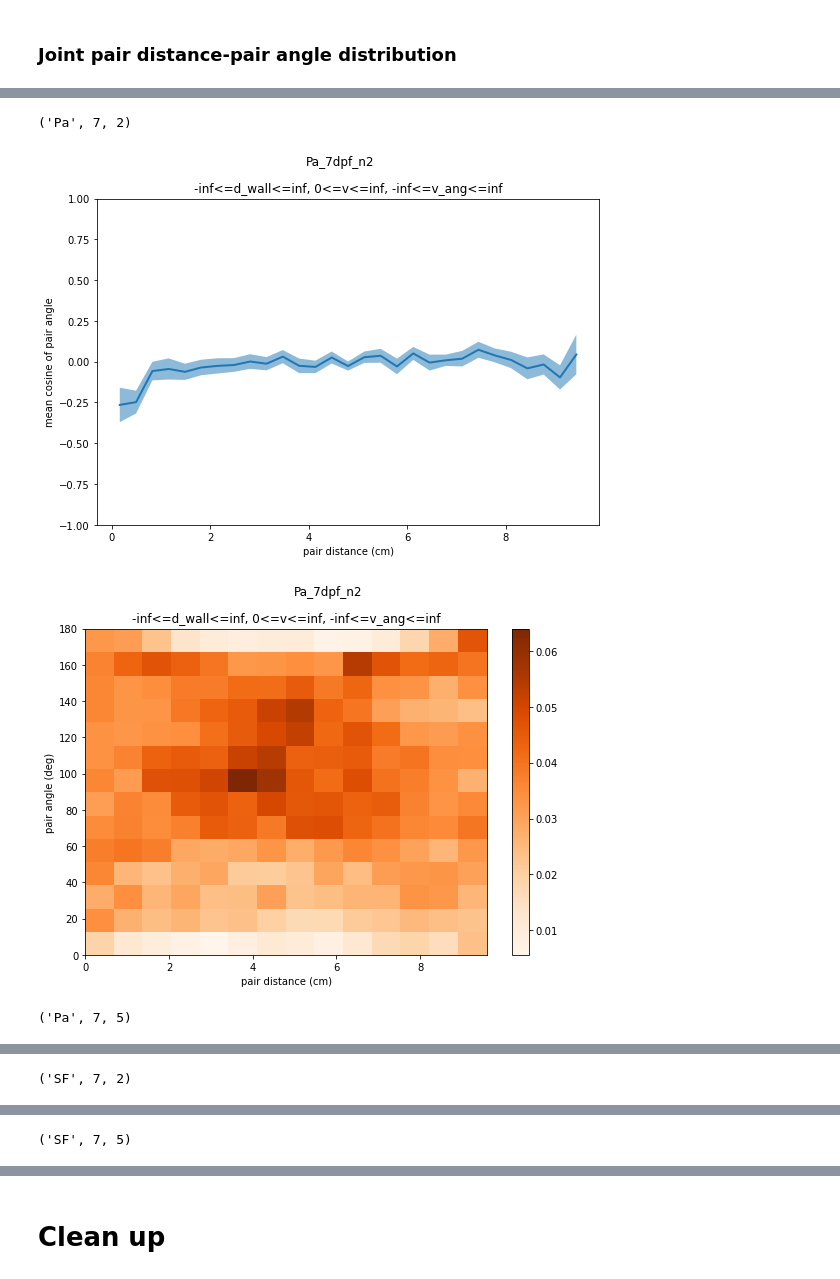
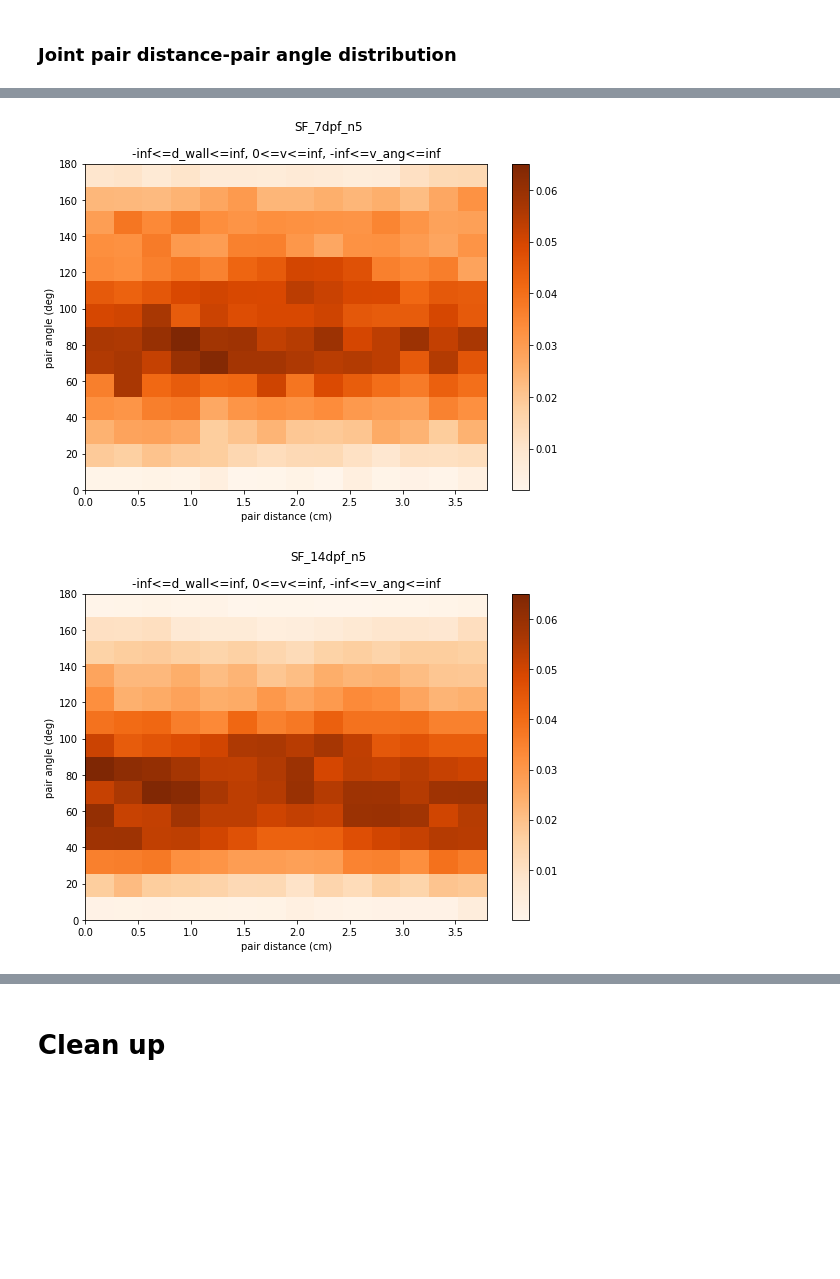
Before and after one commit to yffily/trilab-tracker, a Jupyter notebook: analyze.ipynb, the cells around one changed output, grey strips where cells are left out. Saved outputs shown, nothing was run; the diff lists cells and outputs as text; code cells hidden in the pictures; blank space fills up the shorter version.

```diff
--- a/analyze.ipynb
+++ b/analyze.ipynb
@@ -12,7 +12,7 @@ from tracker.tank import Tank
 import tracker.utils as utils
 from collections import defaultdict
 
-tank_diameter_vs_age = { 7:9.6, 14:10.4, 21:12.8, 28:17.7, 42:33.8, 43:33.8,
+tank_diameter_vs_age = { 7:9.6, 14:10.4, 21:12.8, 28:17.7, 42:33.8,
                          56:33.8, 70:33.8, 84:3.8 }
 tank_radius_vs_age = { k:v/2 for k,v in tank_diameter_vs_age.items() }
 # plt.rcParams['figure.dpi'] = 150
@@ -153,8 +174,8 @@ def compute_kinematics(trial,wall_distance=False):
 
 def compute_cuts(trial):
     globals().update(trial)
-    R = np.inf
-    ranges = { 'd_wall':[-0.1*R,R], 'v':[0,np.inf], 'v_ang':[-np.inf,np.inf] }
+    R = R_cm
+    ranges = { 'd_wall':[-0.1*R,R], 'v':[0,0.2*R*fps], 'v_ang':[-np.inf,np.inf] }
     cut_label = ', '.join([ f'{v[0]}<={k}<={v[1]}' for k,v in ranges.items() ])
 
     # valid array: axis 0 = time, axis 1 = [nan_xy,nan_any,d_wall,v,v_ang,final]
@@ -181,10 +202,8 @@ def compute_cuts(trial):
     return trial
 
 
-t0 = datetime.datetime.now()
-
-trial = load_trial(trial_files[0], load_data=True)
-trial = compute_kinematics(trial)
-trial = compute_cuts(trial)
-
-print(datetime.datetime.now()-t0)
+# t0 = datetime.datetime.now()
+# trial = load_trial(trial_files[0], load_data=True)
+# trial = compute_kinematics(trial)
+# trial = compute_cuts(trial)
+# print(datetime.datetime.now()-t0)
@@ -574,41 +560,41 @@ for g,files in grouped_trials.groups.items():
 # %%
 R = np.inf
 ranges = { 'd_wall':[-0.1*R,R], 'v':[0,np.inf], 'v_ang':[-np.inf,np.inf] }
 cut_label = ', '.join([ f'{v[0]}<={k}<={v[1]}' for k,v in ranges.items() ])
 
 for k in P.keys():
-    print(k)
+    if k[0]=='Pa' or k[2]!=5:
+        continue
+
     title = f'{k[0]}_{k[1]}dpf_n{k[2]}'
     bins_d,bins_a,bins_d2 = B[g]
 
-    b = bins_d2
-    p = np.nanmean(P[k],axis=0)
-#     plt.plot((b[1:]+b[:-1])/2,p,marker='o',mfc='None',ms=4)
-    plt.plot((b[1:]+b[:-1])/2,p,lw=2)
-    dp = np.nanstd(P[k],axis=0)/np.sqrt(len(P[k]))
-    plt.fill_between((b[1:]+b[:-1])/2,p-dp,p+dp,alpha=0.5)
-    plt.xlabel('pair distance (cm)')
-    plt.ylabel('mean cosine of pair angle')
-    plt.ylim(-1,1)
-    plt.title(cut_label)
-    plt.suptitle(title)
-    plt.show()
-#     plt.savefig(os.path.join(fig_dir,f'polar-order-vs-distance.png'))
-#     plt.close()
+#     b = bins_d2
+#     p = np.nanmean(P[k],axis=0)
+# #     plt.plot((b[1:]+b[:-1])/2,p,marker='o',mfc='None',ms=4)
+#     plt.plot((b[1:]+b[:-1])/2,p,lw=2)
+#     dp = np.nanstd(P[k],axis=0)/np.sqrt(len(P[k]))
+#     plt.fill_between((b[1:]+b[:-1])/2,p-dp,p+dp,alpha=0.5)
+#     plt.xlabel('pair distance (cm)')
+#     plt.ylabel('mean cosine of pair angle')
+#     plt.ylim(-1,1)
+#     plt.title(cut_label)
+#     plt.suptitle(title)
+#     plt.show()
+# #     plt.savefig(os.path.join(fig_dir,f'polar-order-vs-distance.png'))
+# #     plt.close()
 
 
     h = np.nanmean(H[k],axis=0)
     plt.pcolormesh(bins_d, bins_a*180/np.pi, h.T, cmap='Oranges')
     plt.xlabel('pair distance (cm)')
     plt.ylabel('pair angle (deg)')
     plt.colorbar()
     plt.title(cut_label)
     plt.suptitle(title)
     plt.show()
 #     plt.savefig(os.path.join(fig_dir,f'distance-angle_2d-histogram.png'))
 #     plt.close()
 # %% [output]
-('Pa', 7, 2)
-[figure, old version]
+[figure, new version]
-[figure, old version]
+[figure, new version]
-('Pa', 7, 5)
@@ -617 +602,0 @@ for k in P.keys():
-('SF', 7, 2)
@@ -620 +604,0 @@ for k in P.keys():
-('SF', 7, 5)
```
Also changed, not shown: parts of 16 cells of this notebook, 3 other files.
